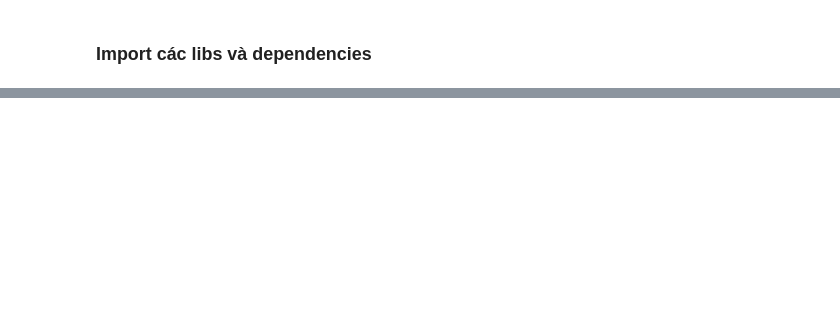
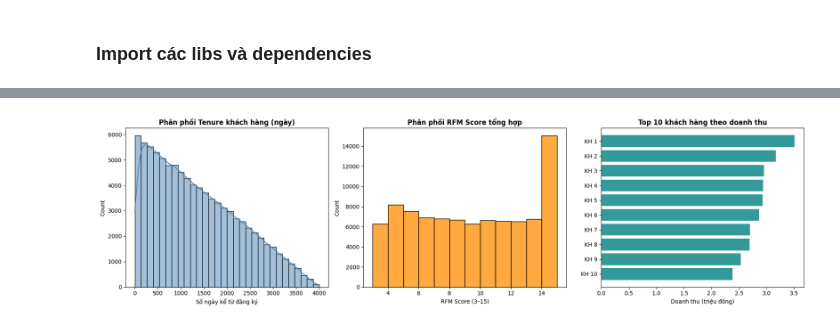
Before and after one commit to mau09022004/Last-Dance-Datathon-2026, a Jupyter notebook: notebooks/LD_02_DA_03_EDA.ipynb, the cells around one changed output, grey strips where cells are left out. Saved outputs shown, nothing was run; the diff lists cells and outputs as text; code cells hidden in the pictures; blank space fills up the shorter version.

```diff
--- a/notebooks/LD_02_DA_03_EDA.ipynb
+++ b/notebooks/LD_02_DA_03_EDA.ipynb
@@ -80,0 +155,25 @@ print(f"Cập nhật lần cuối vào thời điểm {time.asctime()}")
+# %%
+# Phân phối Tenure và RFM Score
+fig, axes = plt.subplots(1, 3, figsize=(18, 5))
+
+sns.histplot(customers['tenure_days'], bins=30, ax=axes[0], color='steelblue', kde=True)
+axes[0].set_title('Phân phối Tenure khách hàng (ngày)', fontweight='bold')
+axes[0].set_xlabel('Số ngày kể từ đăng ký')
+
+sns.histplot(customers['RFM_score'], bins=12, ax=axes[1], color='darkorange', kde=False)
+axes[1].set_title('Phân phối RFM Score tổng hợp', fontweight='bold')
+axes[1].set_xlabel('RFM Score (3–15)')
+
+# Top 10 khách hàng theo monetary
+top_customers = customers.nlargest(10, 'monetary')[['customer_id', 'monetary', 'frequency', 'RFM_score']]
+axes[2].barh(range(10), top_customers['monetary'] / 1e6, color='teal', alpha=0.8)
+axes[2].set_yticks(range(10))
+axes[2].set_yticklabels([f'KH {i+1}' for i in range(10)])
+axes[2].set_title('Top 10 khách hàng theo doanh thu', fontweight='bold')
+axes[2].set_xlabel('Doanh thu (triệu đồng)')
+axes[2].invert_yaxis()
+
+plt.tight_layout()
+plt.show()
+# %% [output]
+[figure, added]
```
Also changed, not shown: parts of 26 cells of this notebook, 1 other file.
